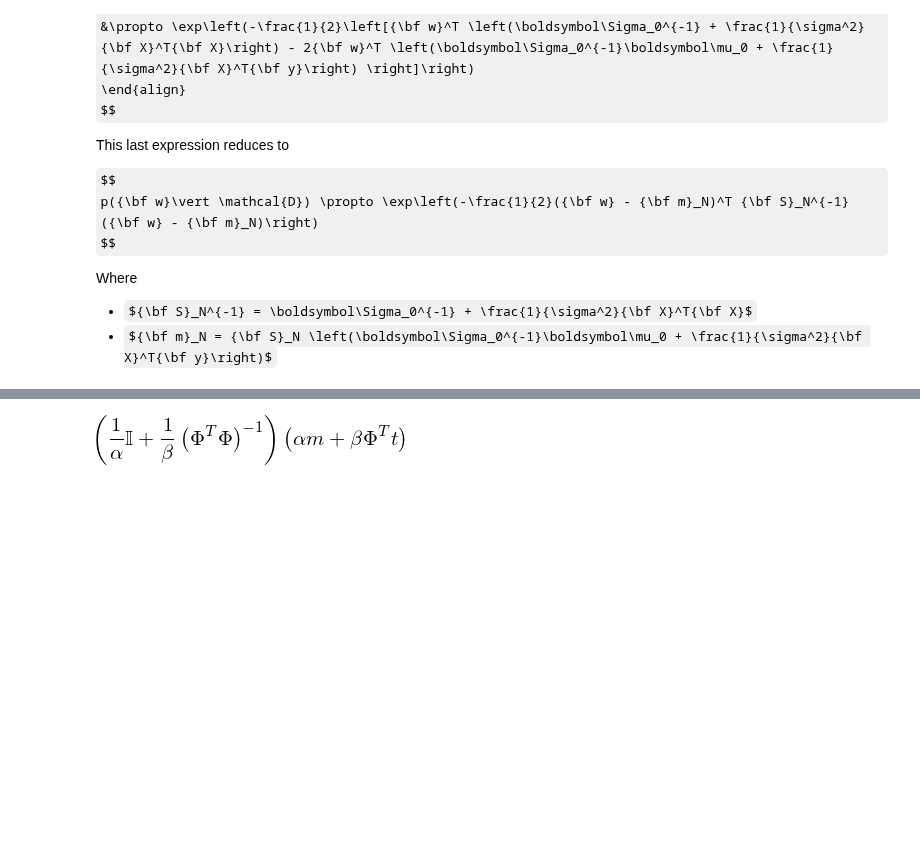
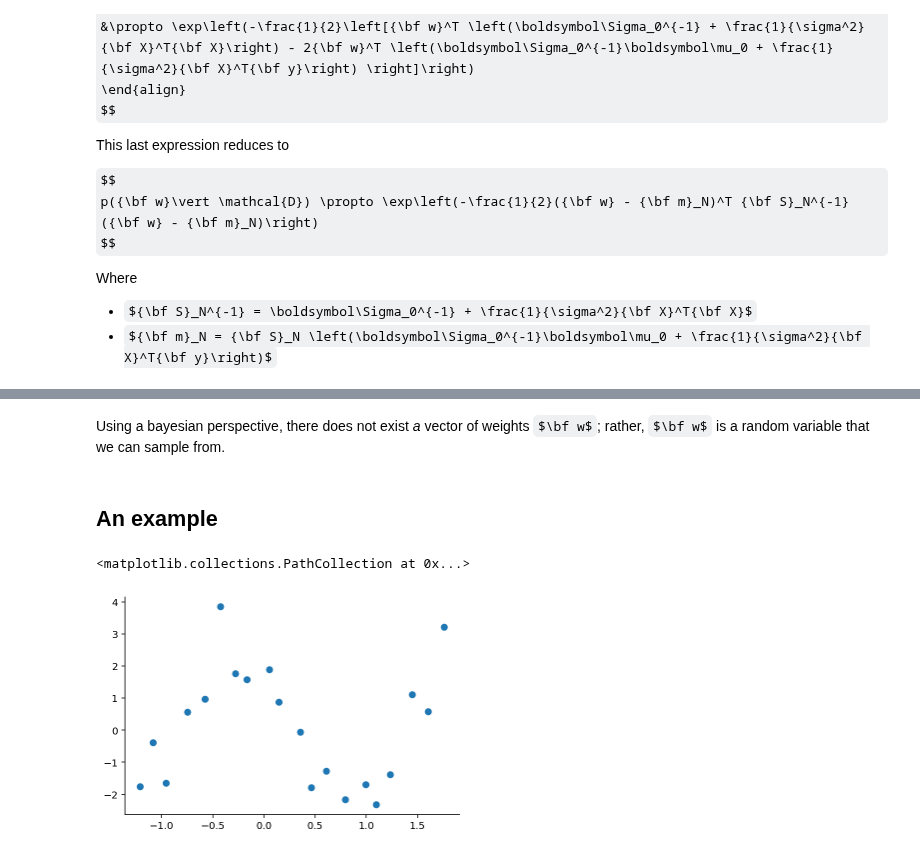
Before and after one commit to gerdm/prml, a Jupyter notebook: chapter03/Bayesian-linear-regression.ipynb, the cells around one changed output, grey strips where cells are left out. Saved outputs shown, nothing was run; the diff lists cells and outputs as text; code cells hidden in the pictures; some formulas as TeX source; blank space fills up the shorter version.

Commit message:
mod ch03: add bayesian linear regression example

```diff
--- a/chapter03/Bayesian-linear-regression.ipynb
+++ b/chapter03/Bayesian-linear-regression.ipynb
@@ -3,3 +8,8 @@
+# %%
+%config InlineBackend.figure_format = "retina"
+plt.rcParams["axes.spines.right"] = False
+plt.rcParams["axes.spines.top"] = False
+np.set_printoptions(precision=4)
 # %% [markdown]
 Suppose we are given a dataset $\mathcal{D}=\left\{({\bf x}_n, y_n)\vert {\bf x}_n \in \mathbb{R}^M, y_n\in\mathbb{R} \right\}_{n=1}^N$. Where each element $y_n$ is modelled as
 
@@ -59,4 +55,17 @@ mn = Sn @ (S0.inv() @ m0 + beta * phi.T @ t)
-# %%
-Sn * (S0.inv() @ m0 + beta * phi.T @ t)
-# %% [output]
-[figure, removed]
+# %% [markdown]
+Using a bayesian perspective, there does not exist *a* vector of weights $\bf w$; rather, $\bf w$ is a random variable that we can sample from.
+# %% [markdown]
+## An example
+# %%
+np.random.seed(314)
+
+n_obs = 20
+# sigma is a known value
+sigma = 0.8
+x = np.linspace(-1.3, 1.7, n_obs) + np.random.rand(n_obs) * 0.1
+y = 1 - 3 * x - 2 * x ** 2 + 2.5 * x ** 3 + np.random.randn(n_obs) * sigma
+
+plt.scatter(x, y)
+# %% [output]
+<matplotlib.collections.PathCollection at 0x...>
+[figure, added]
```
Also changed, not shown: parts of 10 cells of this notebook.
